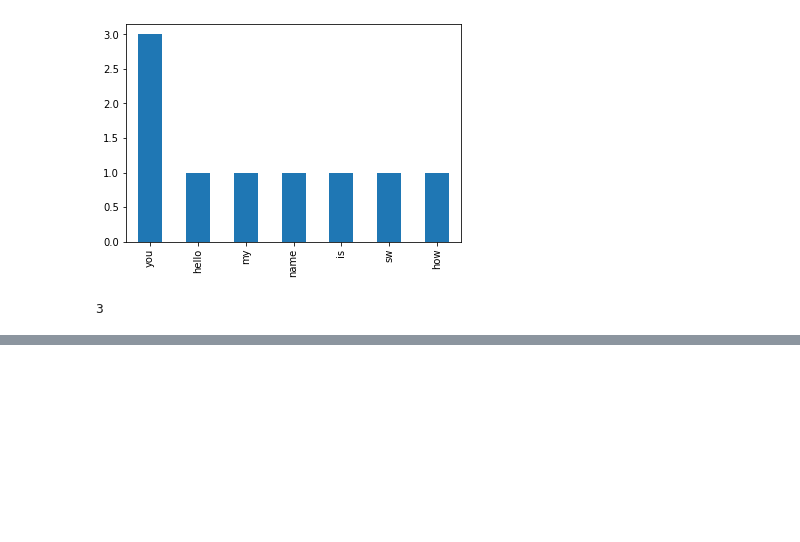
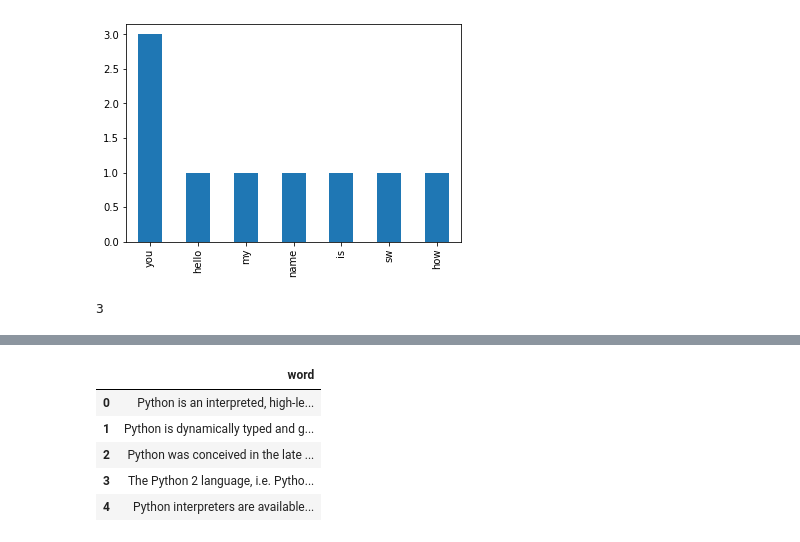
Before and after one commit to swgu931/temp, a Jupyter notebook: DE_course_1.ipynb, the cells around one changed output, grey strips where cells are left out. Saved outputs shown, nothing was run; the diff lists cells and outputs as text; code cells hidden in the pictures; blank space fills up the shorter version.

```diff
--- a/DE_course_1.ipynb
+++ b/DE_course_1.ipynb
@@ -683,0 +699,9 @@ words['word_count'][0]
+# %%
+data.head()
+# %% [output]
+|  | word |
+| 0 | Python is an interpreted, high-le... |
+| 1 | Python is dynamically typed and g... |
+| 2 | Python was conceived in the late ... |
+| 3 | The Python 2 language, i.e. Pytho... |
+| 4 | Python interpreters are available... |
```
Also changed, not shown: parts of 28 cells of this notebook.
